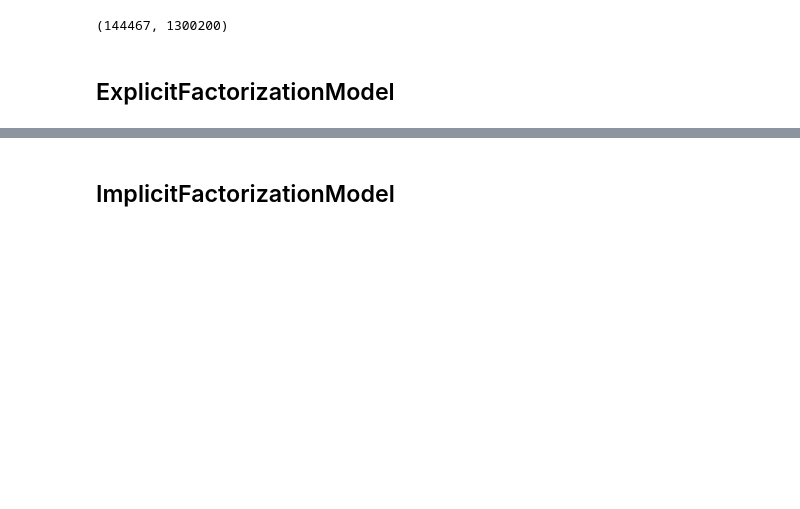
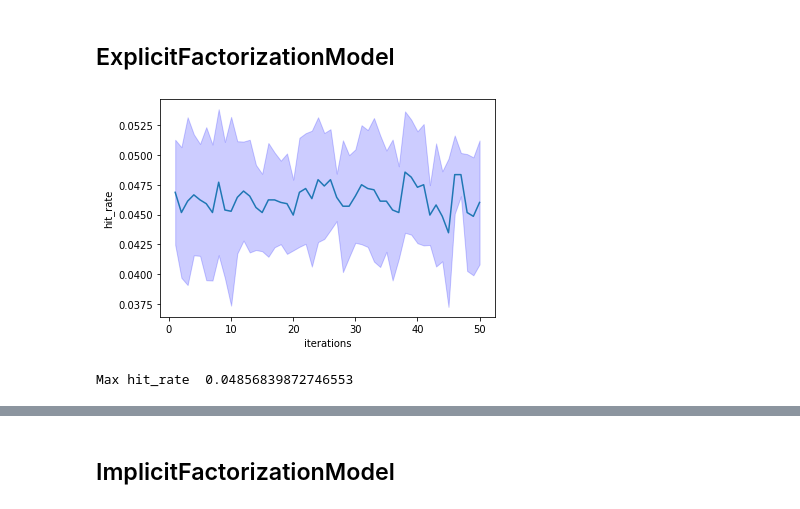
Before and after one commit to Dawidk0/PiSR_1, a Jupyter notebook: deep.ipynb, the cells around one changed output, grey strips where cells are left out. Cells and saved outputs as stored; diff of their text form; code cells hidden in the pictures; blank space fills up the shorter version.

Commit message:
add hit rate

```diff
--- a/deep.ipynb
+++ b/deep.ipynb
@@ -35,0 +24,2 @@ ds_df_filter
+# %%
+ratings_train_df = pandas.concat([ratings_df, ratings_test_df]).drop_duplicates(keep=False)
@@ -36,7 +30,7 @@ ds_df_filter
 # %%
 interactions = Interactions(
-    user_ids=ds_df_filter['UserID'].to_numpy(dtype=np.int32),
-    item_ids=ds_df_filter['MovieID'].to_numpy(dtype=np.int32),
-    ratings=ds_df_filter['Rating'].to_numpy(dtype=np.float32),
-    timestamps=ds_df_filter['Timestamp'].to_numpy(dtype=np.int32)
+    user_ids=ratings_train_df['UserID'].to_numpy(dtype=np.int32),
+    item_ids=ratings_train_df['MovieID'].to_numpy(dtype=np.int32),
+    ratings=ratings_train_df['Rating'].to_numpy(dtype=np.float32),
+    timestamps=ratings_train_df['Timestamp'].to_numpy(dtype=np.int32)
 )
@@ -45,4 +37,4 @@ train, test = random_train_test_split(interactions, test_percentage=0.1)
-# %%
-len(test), len(train)
-# %% [output]
-(144467, 1300200)
+# %%
+train = interactions
+# %%
+test_list = list(ratings_test_df[['UserID', 'MovieID']].merge(ratings_train_df[['UserID', 'MovieID']].groupby('UserID')['MovieID'].apply(list).reset_index(name='MovieIDs'))[['UserID','MovieIDs', 'MovieID']].to_records(index=False))
@@ -49,4 +90,8 @@ len(test), len(train)
 # %% [markdown]
 ## ExplicitFactorizationModel
 # %%
-ef_model = ExplicitFactorizationModel(n_iter=10, use_cuda=True)
+ef_model = partial(ExplicitFactorizationModel,n_iter=1, use_cuda=True)
+x = train_test(ef_model, ITERATIONS, train, test_list, REPEAT)
+# %% [output]
+[figure, added]
+Max hit_rate  0.04856839872746553
```
Also changed, not shown: parts of 47 cells of this notebook.
